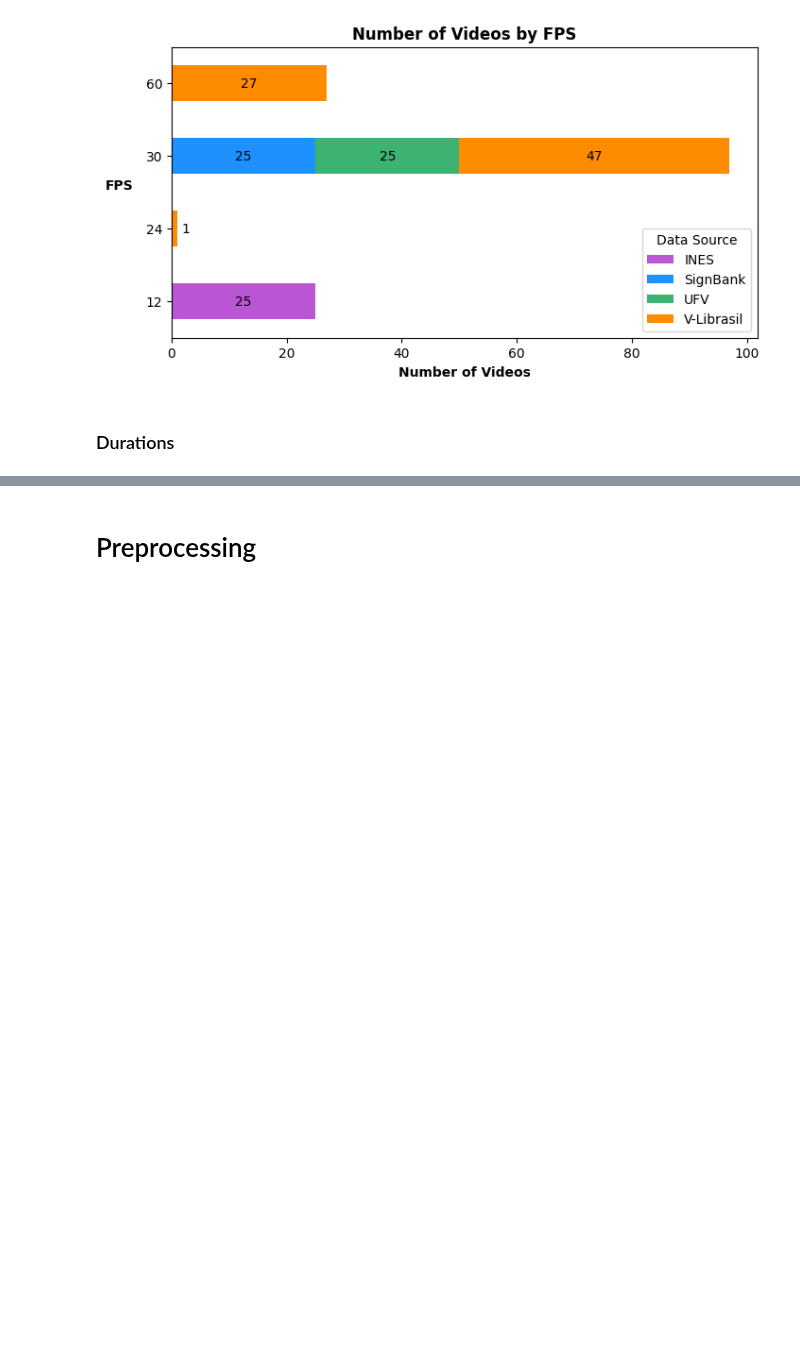
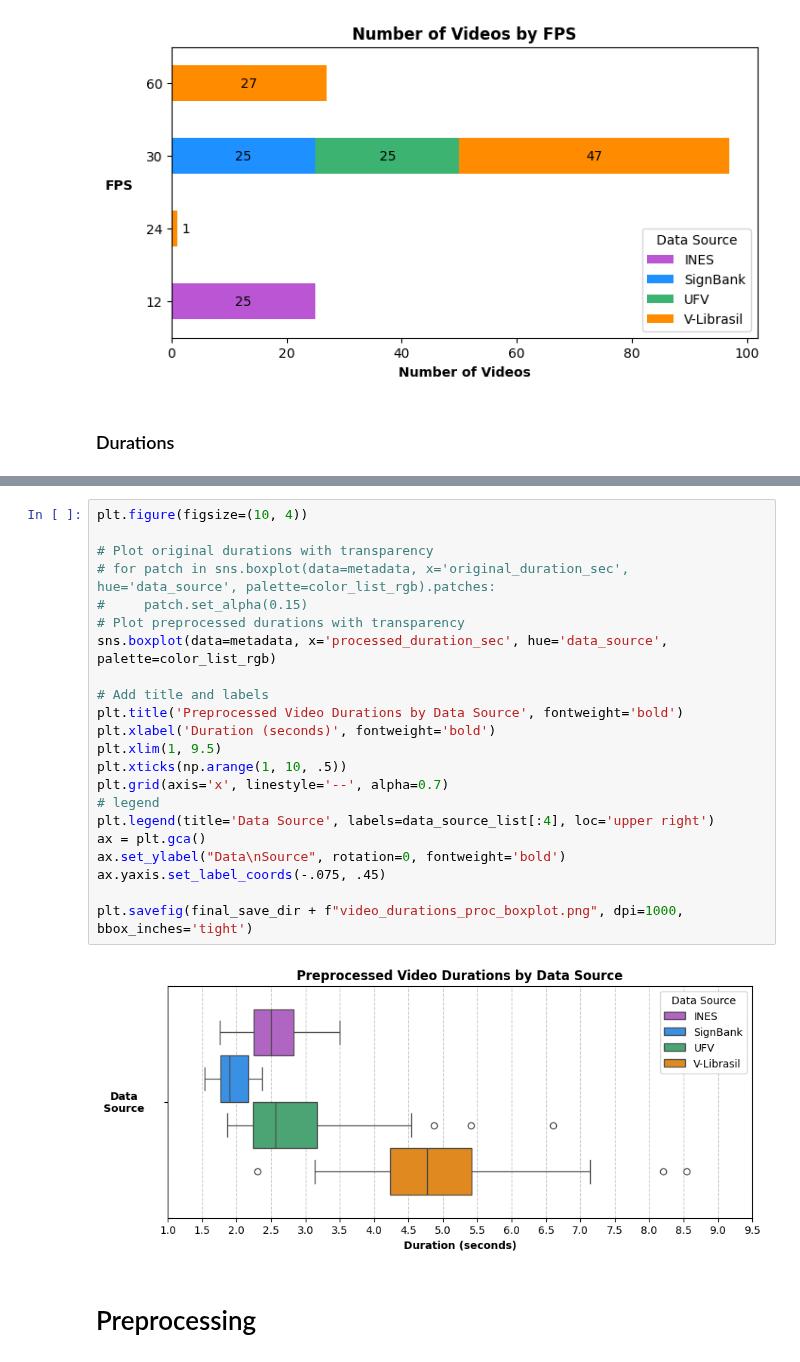
Before and after one commit to patrickf949/SaoPauloBrazilChapter_BrazilianSignLanguage, a Jupyter notebook: code/4_Report_Visualizations.ipynb, the cells around one changed output, grey strips where cells are left out. Cells and saved outputs as stored; diff of their text form; blank space fills up the shorter version.

```diff
--- a/code/4_Report_Visualizations.ipynb
+++ b/code/4_Report_Visualizations.ipynb
@@ -368,3 +360,27 @@ plt.savefig(final_save_dir + f"video_durations_boxplot.png", dpi=1000, bbox_inch
+# %%
+plt.figure(figsize=(10, 4))
+
+# Plot original durations with transparency
+# for patch in sns.boxplot(data=metadata, x='original_duration_sec', hue='data_source', palette=color_list_rgb).patches:
+#     patch.set_alpha(0.15)
+# Plot preprocessed durations with transparency
+sns.boxplot(data=metadata, x='processed_duration_sec', hue='data_source', palette=color_list_rgb)
+
+# Add title and labels
+plt.title('Preprocessed Video Durations by Data Source', fontweight='bold')
+plt.xlabel('Duration (seconds)', fontweight='bold')
+plt.xlim(1, 9.5)
+plt.xticks(np.arange(1, 10, .5))
+plt.grid(axis='x', linestyle='--', alpha=0.7)
+# legend
+plt.legend(title='Data Source', labels=data_source_list[:4], loc='upper right')
+ax = plt.gca()
+ax.set_ylabel("Data\nSource", rotation=0, fontweight='bold')
+ax.yaxis.set_label_coords(-.075, .45)
+
+plt.savefig(final_save_dir + f"video_durations_proc_boxplot.png", dpi=1000, bbox_inches='tight')
+# %% [output]
+[figure, added]
 # %% [markdown]
 # Preprocessing
 # %% [markdown]
```
Also changed, not shown: parts of 17 cells of this notebook, 1 other file.
